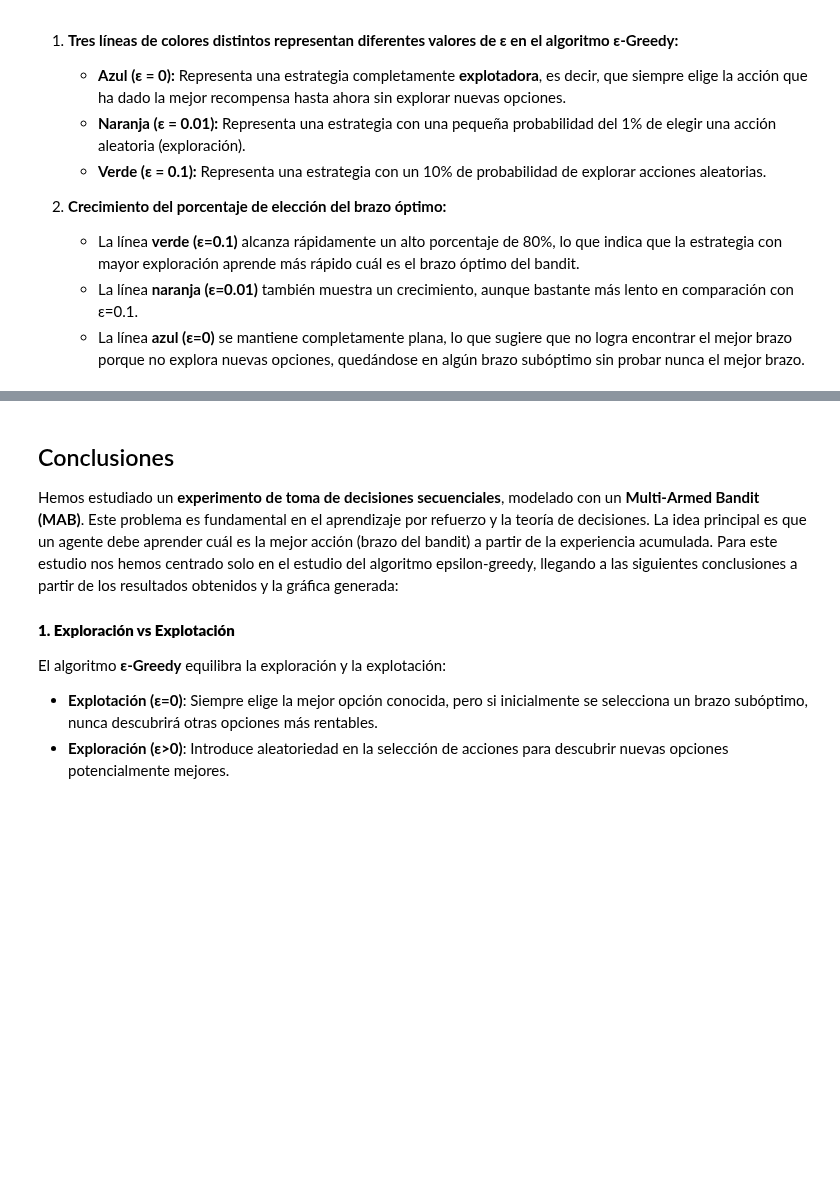
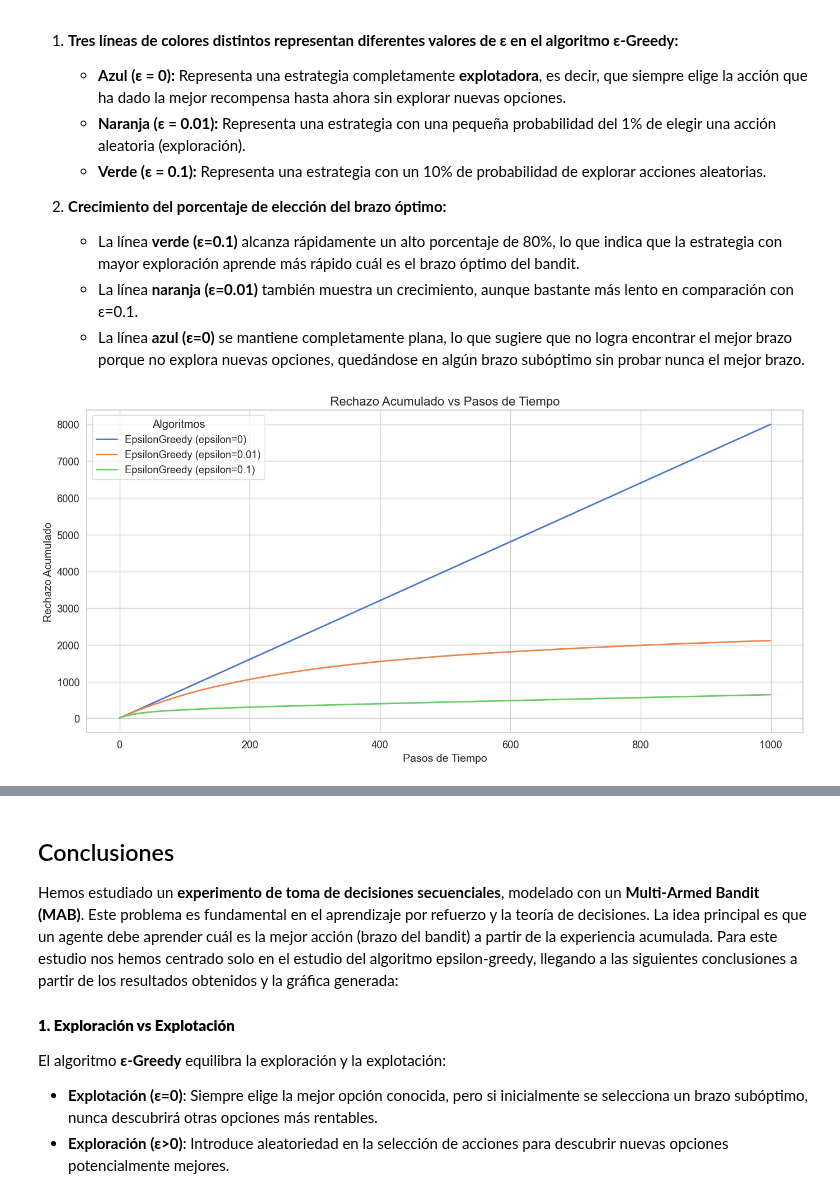
Before and after one commit to angelms2003/FernandezMartinezPolo-EML-RL, a Jupyter notebook: k_brazos/bandit_experiment.ipynb, the cells around one changed output, grey strips where cells are left out. Drawn from its saved outputs; the diff is of its cells as text; code cells hidden in the pictures; blank space fills up the shorter version.

Commit message:
Implemented plot_regret

```diff
--- a/k_brazos/bandit_experiment.ipynb
+++ b/k_brazos/bandit_experiment.ipynb
@@ -50,6 +50,8 @@ def run_experiment(bandit: Bandit, algorithms: List[Algorithm], steps: int, runs
     optimal_arm = bandit.optimal_arm  # Necesario para calcular el porcentaje de selecciones óptimas.
 
     rewards = np.zeros((len(algorithms), steps)) # Matriz para almacenar las recompensas promedio.
+
+    regrets = np.zeros((len(algorithms), steps)) # Matriz para almacenar los rechazos promedio.
 
     optimal_selections = np.zeros((len(algorithms), steps))  # Matriz para almacenar el porcentaje de selecciones óptimas.
 
@@ -63,6 +65,8 @@ def run_experiment(bandit: Bandit, algorithms: List[Algorithm], steps: int, runs
 
         total_rewards_per_algo = np.zeros(len(algorithms)) # Acumulador de recompensas por algoritmo. Necesario para calcular el promedio.
 
+        sum_current_run_expected_value = np.zeros(len(algorithms)) # Aquí se almacena el valor esperado acumulado para cada algoritmo de esta run. Necesario para calcular el rechazo
+
         for step in range(steps):
             for idx, algo in enumerate(algorithms):
                 chosen_arm = algo.select_arm() # Seleccionar un brazo según la política del algoritmo.
@@ -72,17 +76,26 @@ def run_experiment(bandit: Bandit, algorithms: List[Algorithm], steps: int, runs
                 rewards[idx, step] += reward # Acumular la recompensa obtenida en la matriz rewards para el algoritmo idx en el paso step.
                 total_rewards_per_algo[idx] += reward # Acumular la recompensa obtenida en total_rewards_per_algo para el algoritmo idx.
 
-                #TODO: modificar optimal_selections cuando el brazo elegido se corresponda con el brazo óptimo optimal_arm
+                # Modificar optimal_selections cuando el brazo elegido se corresponde con el brazo óptimo optimal_arm
                 if chosen_arm == optimal_arm:
                     optimal_selections[idx, step] += 1
 
+                # Si el step actual es 0, el valor esperado acumulado se inicializa con el valor esperado del brazo
+                # elegido actualmente. Si no, se suma el valor esperado del brazo actual al valor acumulado
+                if step == 0:
+                    sum_current_run_expected_value[idx] = bandit.get_expected_value(chosen_arm)
+                else:
+                    sum_current_run_expected_value[idx] = sum_current_run_expected_value[idx] + bandit.get_expected_value(chosen_arm)
+
+                regrets[idx, step] += (step+1)*bandit.get_expected_value(optimal_arm) - sum_current_run_expected_value[idx]
 
     rewards /= runs
+    regrets /= runs
 
-    # TODO: calcular el porcentaje de selecciones óptimas y almacenar en optimal_selections
+    # Calcular el porcentaje de selecciones óptimas
     optimal_selections = optimal_selections*100/runs
 
-    return rewards, optimal_selections
+    return rewards, regrets, optimal_selections
 # %% [markdown]
 ## Ejecución del experimento
 
@@ -107,8 +120,8 @@ print(f"Optimal arm: {optimal_arm + 1} with expected reward={bandit.get_expected
 # Definir los algoritmos a comparar. En este caso son 3 algoritmos epsilon-greedy con diferentes valores de epsilon.
 algorithms = [EpsilonGreedy(k=k, epsilon=0), EpsilonGreedy(k=k, epsilon=0.01), EpsilonGreedy(k=k, epsilon=0.1)]
 
-# Ejecutar el experimento y obtener las recompensas promedio y promedio de las selecciones óptimas
-rewards, optimal_selections = run_experiment(bandit, algorithms, steps, runs)
+# Ejecutar el experimento y obtener las recompensas promedio, rechazo acumulado y promedio de las selecciones óptimas
+rewards, regrets, optimal_selections = run_experiment(bandit, algorithms, steps, runs)
 # %% [output]
 Bandit with 10 arms: ArmNormal(mu=1.52, sigma=1.0), ArmNormal(mu=2.4, sigma=1.0), ArmNormal(mu=1.19, sigma=1.0), ArmNormal(mu=4.37, sigma=1.0), ArmNormal(mu=6.39, sigma=1.0), ArmNormal(mu=7.59, sigma= ...
 Optimal arm: 8 with expected reward=9.56
@@ -154,3 +167,7 @@ La imagen muestra un gráfico de líneas titulado **"Porcentaje de acción ópti
    - La línea **verde (ε=0.1)** alcanza rápidamente un alto porcentaje de 80%, lo que indica que la estrategia con mayor exploración aprende más rápido cuál es el brazo óptimo del bandit.
    - La línea **naranja (ε=0.01)** también muestra un crecimiento, aunque bastante más lento en comparación con ε=0.1.
    - La línea **azul (ε=0)** se mantiene completamente plana, lo que sugiere que no logra encontrar el mejor brazo porque no explora nuevas opciones, quedándose en algún brazo subóptimo sin probar nunca el mejor brazo.
+# %%
+plot_regret(steps, regrets, algorithms)
+# %% [output]
+[figure, added]
```
Also changed, not shown: parts of 2 cells of this notebook, 2 other files.
